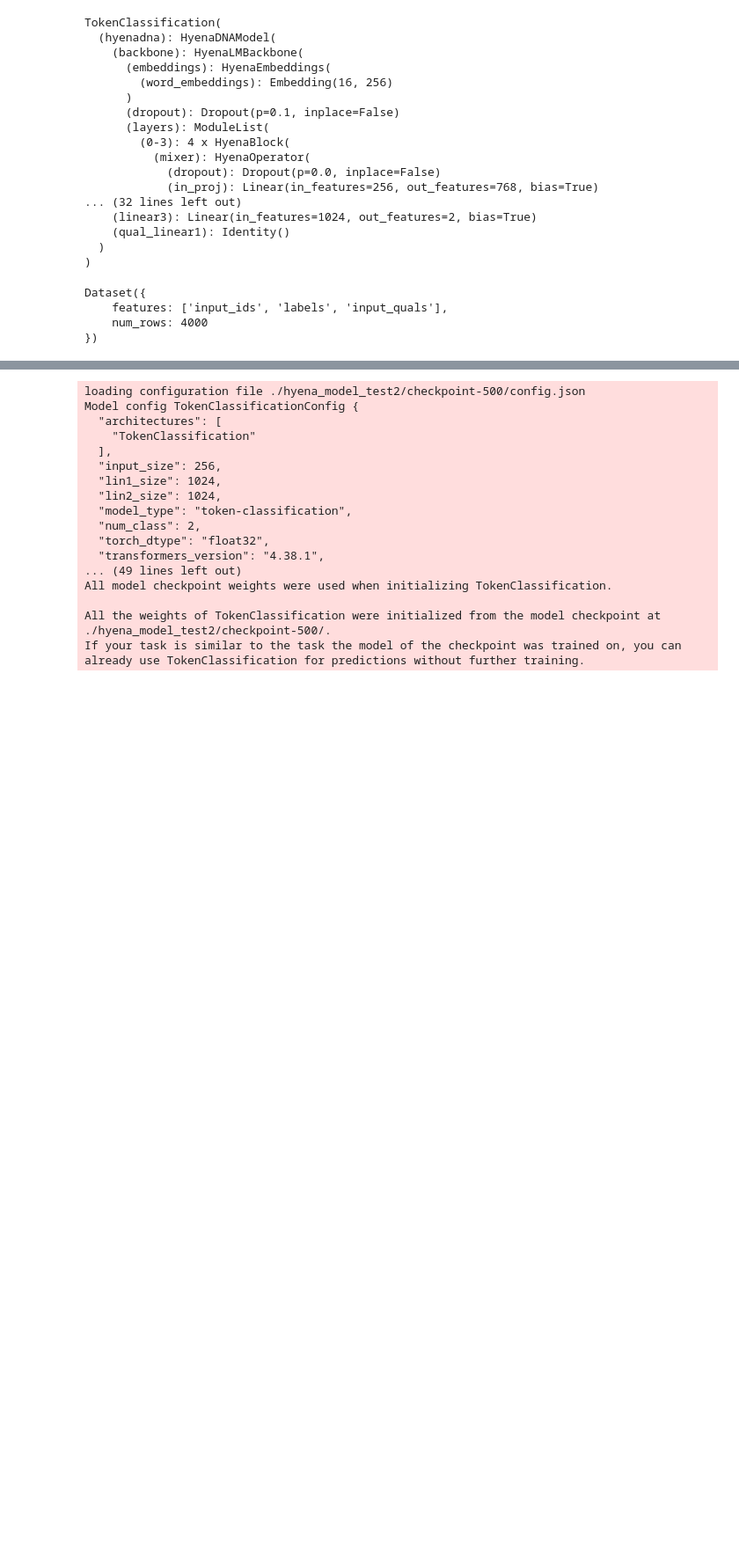
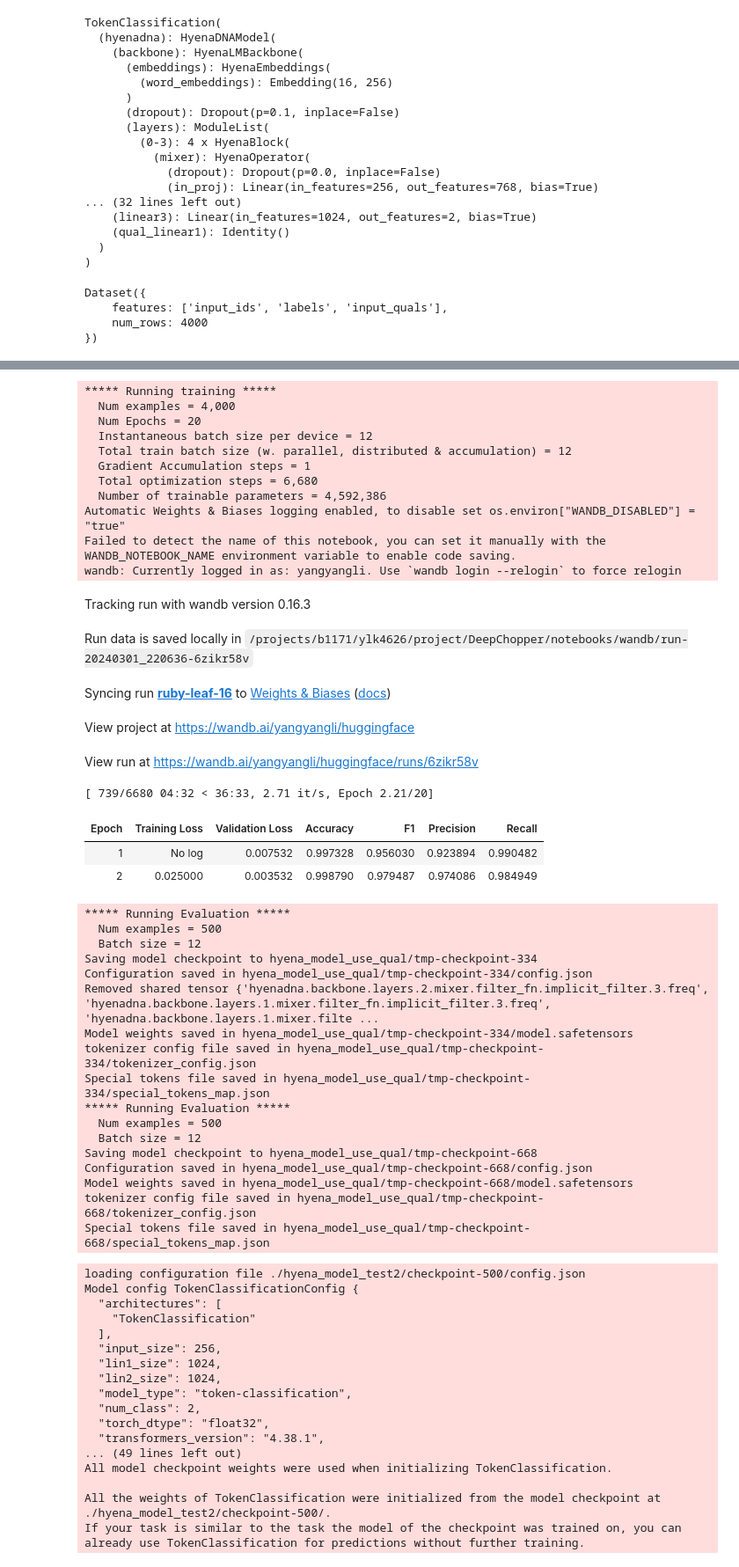
Before and after one commit to ylab-hi/DeepChopper, a Jupyter notebook: notebooks/model.ipynb, the cells around one changed output, grey strips where cells are left out. Shown at 88% size. Saved outputs shown, nothing was run; the diff lists cells and outputs as text; code cells hidden in the pictures; blank space fills up the shorter version.

Commit message:
feat: Add hyena model and quality usage to training file

```diff
--- a/notebooks/model.ipynb
+++ b/notebooks/model.ipynb
@@ -513,19 +521,26 @@ Dataset({
     num_rows: 4000
 })
 # %%
+from accelerate import Accelerator
+
+accelerator = Accelerator()
+
 training_args = TrainingArguments(
-    output_dir="hyena_model_test2",
+    output_dir="hyena_model_use_qual",
     learning_rate=2e-5,
-    per_device_train_batch_size=8,
-    per_device_eval_batch_size=8,
-    num_train_epochs=1,
+    per_device_train_batch_size=12,
+    per_device_eval_batch_size=12,
+    num_train_epochs=20,
     weight_decay=0.01,
     evaluation_strategy="epoch",
     save_strategy="epoch",
     load_best_model_at_end=True,
     push_to_hub=False,
     torch_compile=False,
+    # tf32=True,
     report_to = "wandb",
+    run_name = "hyena_model_use_qual",
+    resume_from_checkpoint = False,
 )
 
 trainer = Trainer(
@@ -537,5 +552,6 @@ trainer = Trainer(
     data_collator=data_collator,
     compute_metrics=compute_metrics,
 )
-result = trainer.train(resume_from_checkpoint = False)
+
+trainer = accelerator.prepare(trainer)
 # %% [output]
@@ -580,3 +561,43 @@ There were missing keys in the checkpoint model loaded: ['hyenadna.backbone.laye
+# %%
+result = trainer.train()
+# %% [output]
+***** Running training *****
+  Num examples = 4,000
+  Num Epochs = 20
+  Instantaneous batch size per device = 12
+  Total train batch size (w. parallel, distributed & accumulation) = 12
+  Gradient Accumulation steps = 1
+  Total optimization steps = 6,680
+  Number of trainable parameters = 4,592,386
+Automatic Weights & Biases logging enabled, to disable set os.environ["WANDB_DISABLED"] = "true"
+Failed to detect the name of this notebook, you can set it manually with the WANDB_NOTEBOOK_NAME environment variable to enable code saving.
+wandb: Currently logged in as: yangyangli. Use `wandb login --relogin` to force relogin
+Tracking run with wandb version 0.16.3
+Run data is saved locally in /projects/b1171/ylk4626/project/DeepChopper/notebooks/wandb/run-20240301_220636-6zikr58v
+Syncing run ruby-leaf-16 to Weights & Biases (docs)
+View project at https://wandb.ai/yangyangli/huggingface
+View run at https://wandb.ai/yangyangli/huggingface/runs/6zikr58v
+[ 739/6680 04:32 < 36:33, 2.71 it/s, Epoch 2.21/20]
+| Epoch | Training Loss | Validation Loss | Accuracy | F1 | Precision | Recall |
+| 1 | No log | 0.007532 | 0.997328 | 0.956030 | 0.923894 | 0.990482 |
+| 2 | 0.025000 | 0.003532 | 0.998790 | 0.979487 | 0.974086 | 0.984949 |
+***** Running Evaluation *****
+  Num examples = 500
+  Batch size = 12
+Saving model checkpoint to hyena_model_use_qual/tmp-checkpoint-334
+Configuration saved in hyena_model_use_qual/tmp-checkpoint-334/config.json
+Removed shared tensor {'hyenadna.backbone.layers.2.mixer.filter_fn.implicit_filter.3.freq', 'hyenadna.backbone.layers.1.mixer.filter_fn.implicit_filter.3.freq', 'hyenadna.backbone.layers.1.mixer.filte ...
+Model weights saved in hyena_model_use_qual/tmp-checkpoint-334/model.safetensors
+tokenizer config file saved in hyena_model_use_qual/tmp-checkpoint-334/tokenizer_config.json
+Special tokens file saved in hyena_model_use_qual/tmp-checkpoint-334/special_tokens_map.json
+***** Running Evaluation *****
+  Num examples = 500
+  Batch size = 12
+Saving model checkpoint to hyena_model_use_qual/tmp-checkpoint-668
+Configuration saved in hyena_model_use_qual/tmp-checkpoint-668/config.json
+Model weights saved in hyena_model_use_qual/tmp-checkpoint-668/model.safetensors
+tokenizer config file saved in hyena_model_use_qual/tmp-checkpoint-668/tokenizer_config.json
+Special tokens file saved in hyena_model_use_qual/tmp-checkpoint-668/special_tokens_map.json
 # %%
 # resume_config = TokenClassificationConfig.from_pretrained("./hyena_model_test2/checkpoint-1000/")
 resume_model  = TokenClassification.from_pretrained("./hyena_model_test2/checkpoint-500/")
```
Also changed, not shown: parts of 5 cells of this notebook, 4 other files.
